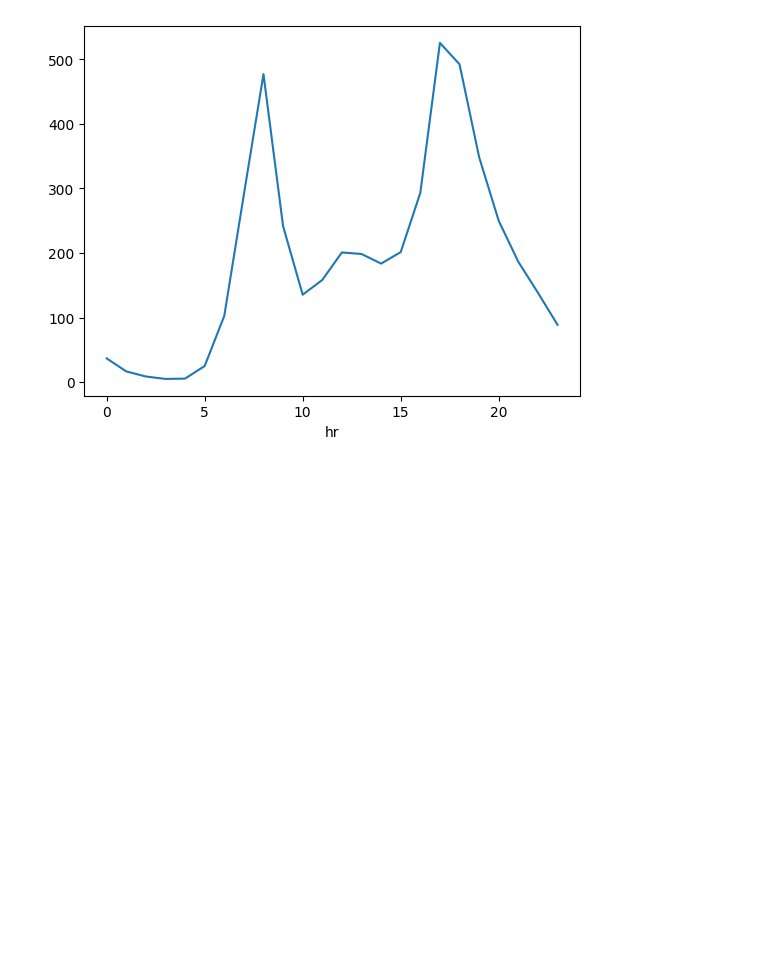
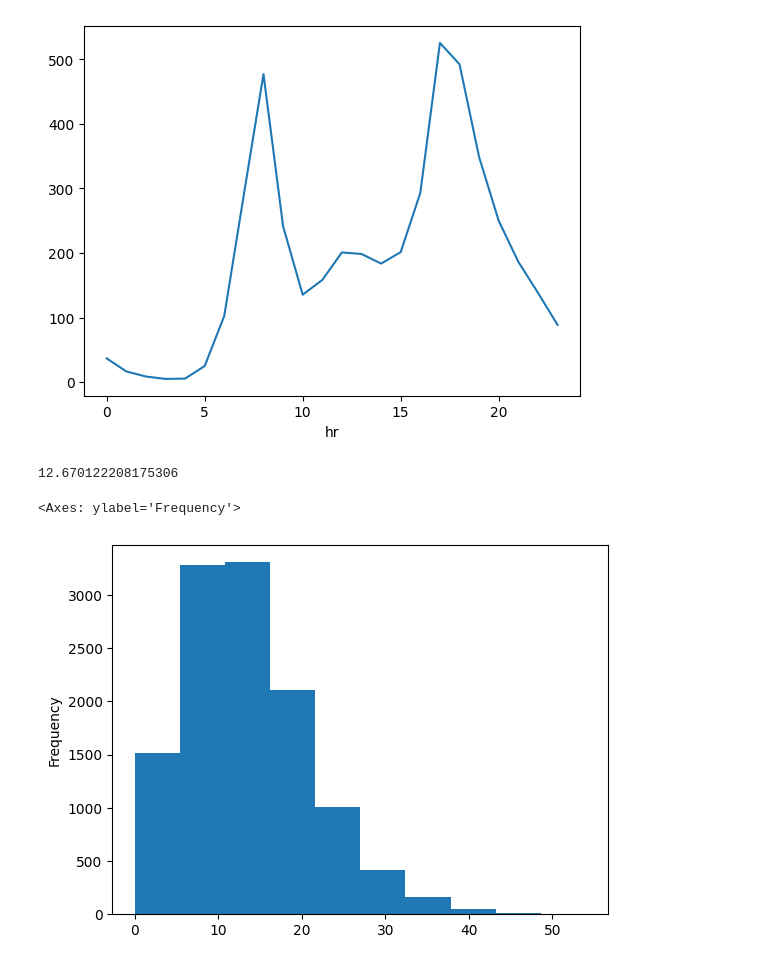
Before and after one commit to vrpperez7/Mod-4-Project, a Jupyter notebook: notebooks/Untitled-1.ipynb, the cells around one changed output. Saved outputs shown, nothing was run; the diff lists cells and outputs as text; code cells hidden in the pictures; blank space fills up the shorter version.

Commit message:
more EDA and visuals "

```diff
--- a/notebooks/Untitled-1.ipynb
+++ b/notebooks/Untitled-1.ipynb
@@ -150,4 +151,17 @@ workingdays.groupby('hr')['cnt'].mean().plot(kind='line')
 <Axes: xlabel='hr'>
 [figure]
 # %%
-workingdays.plot(kind='scatter', x='')
+#tabular format for workingdays based on each day
+#workingdays.groupby('dteday').agg({'cnt':['min','max'],'temp':['mean'],'hum':['mean'],'not_norm_windspeeds':['max','mean']})
+
+
+workingdays['not_norm_windspeeds'].mean()
+#--potential opportunity to provide safety enhancements for windspeeds far above the mean (like 10 more)
+
+
+#SHOWS SPREAD OF WINDSPEED, many values above 20, mean is 12 (a lot of values of 0)
+workingdays['not_norm_windspeeds'].plot(kind='hist')
+# %% [output]
+12.670122208175306
+<Axes: ylabel='Frequency'>
+[figure, added]
```
Also changed, not shown: parts of 2 cells of this notebook.
